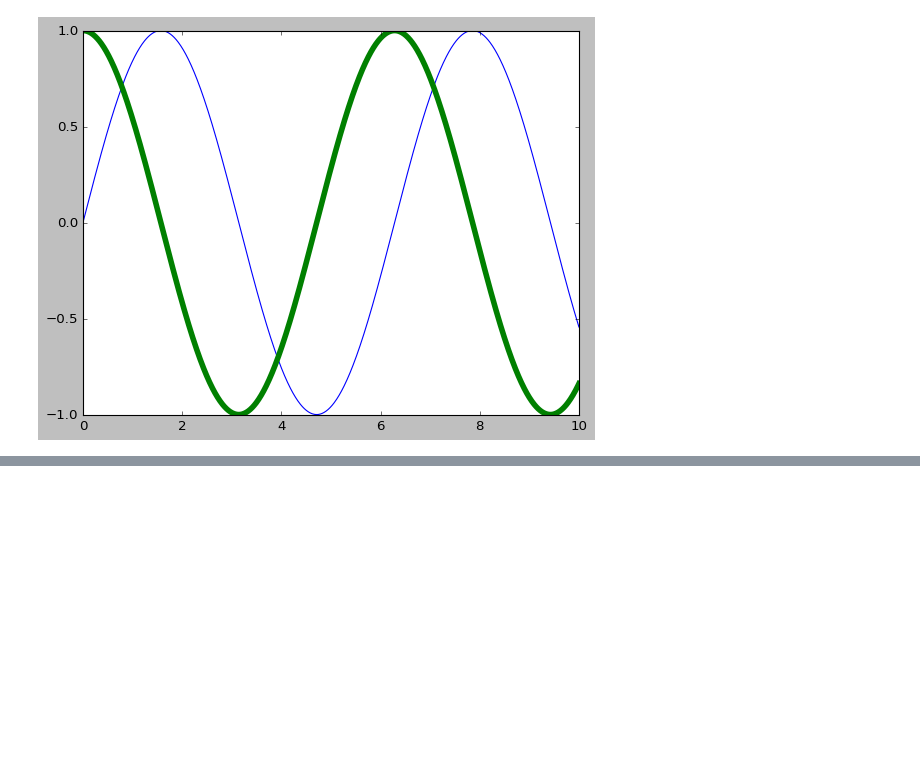
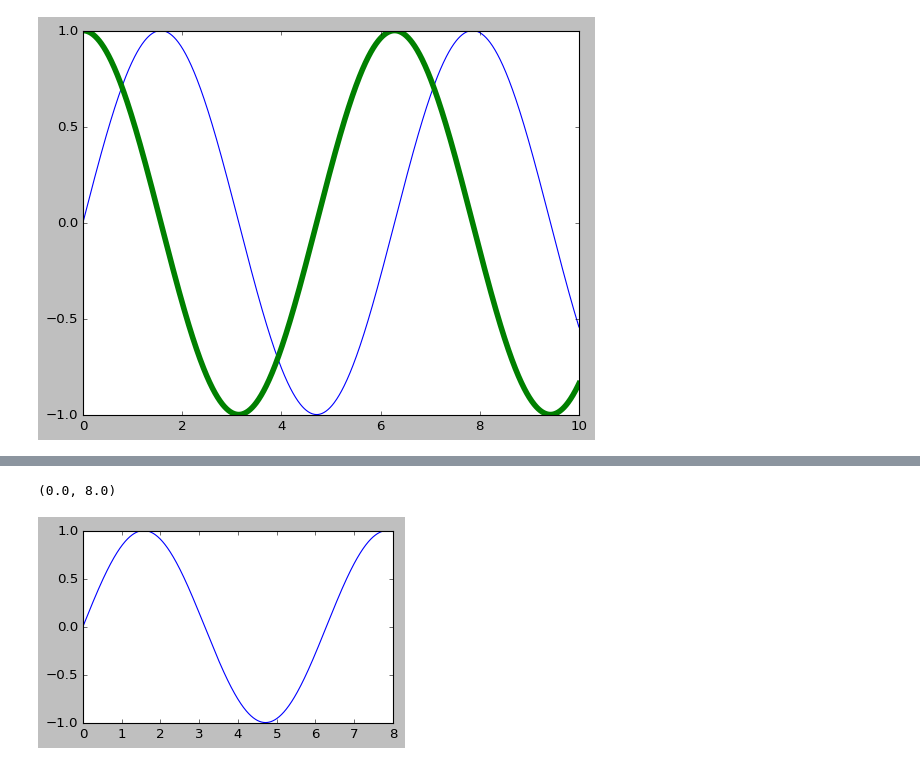
Before and after one commit to Aseem2004/Data_Science, a Jupyter notebook: 2_Data_Science_Libraries/Matplotlib/Matplotlib.ipynb, the cells around one changed output, grey strips where cells are left out. Cells and saved outputs as stored; diff of their text form; code cells hidden in the pictures; blank space fills up the shorter version.

```diff
--- a/2_Data_Science_Libraries/Matplotlib/Matplotlib.ipynb
+++ b/2_Data_Science_Libraries/Matplotlib/Matplotlib.ipynb
@@ -120,0 +152,7 @@ plt.plot(x,np.cos(x),linewidth=5)
+# %%
+plt.figure(figsize=(5,3))
+plt.plot(x,y)
+plt.xlim(0,8)
+# %% [output]
+(0.0, 8.0)
+[figure, added]
```
Also changed, not shown: parts of 56 cells of this notebook.
